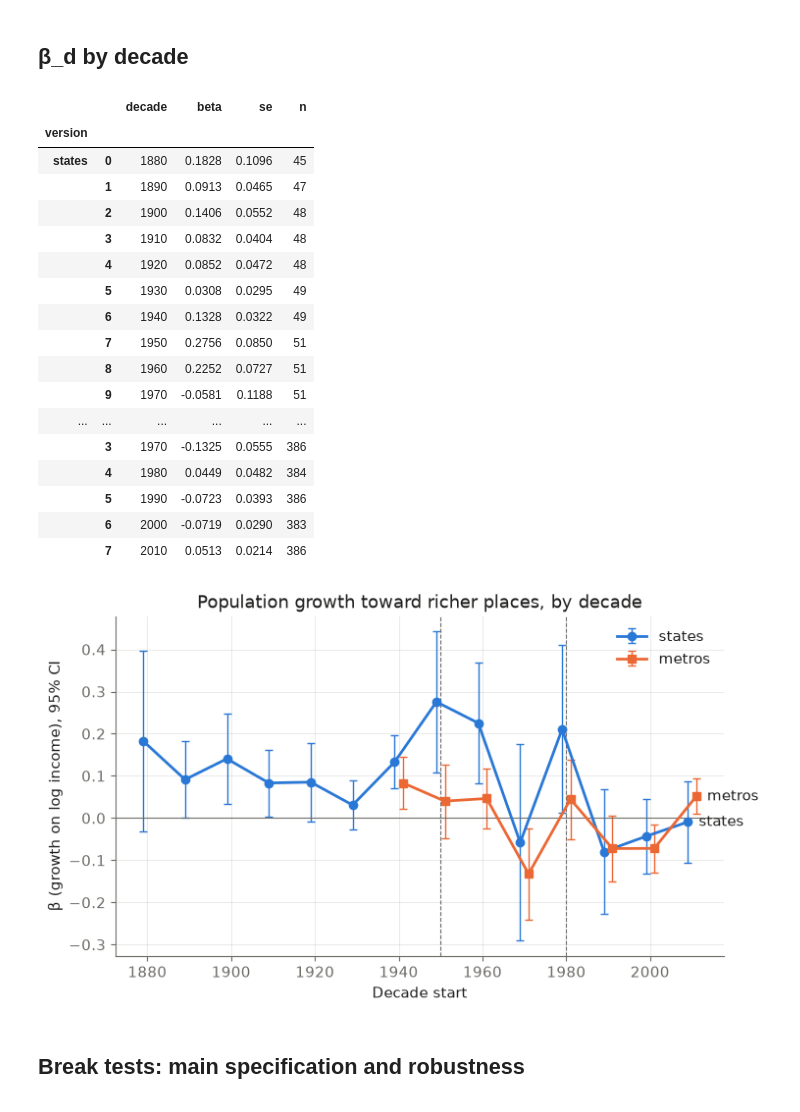
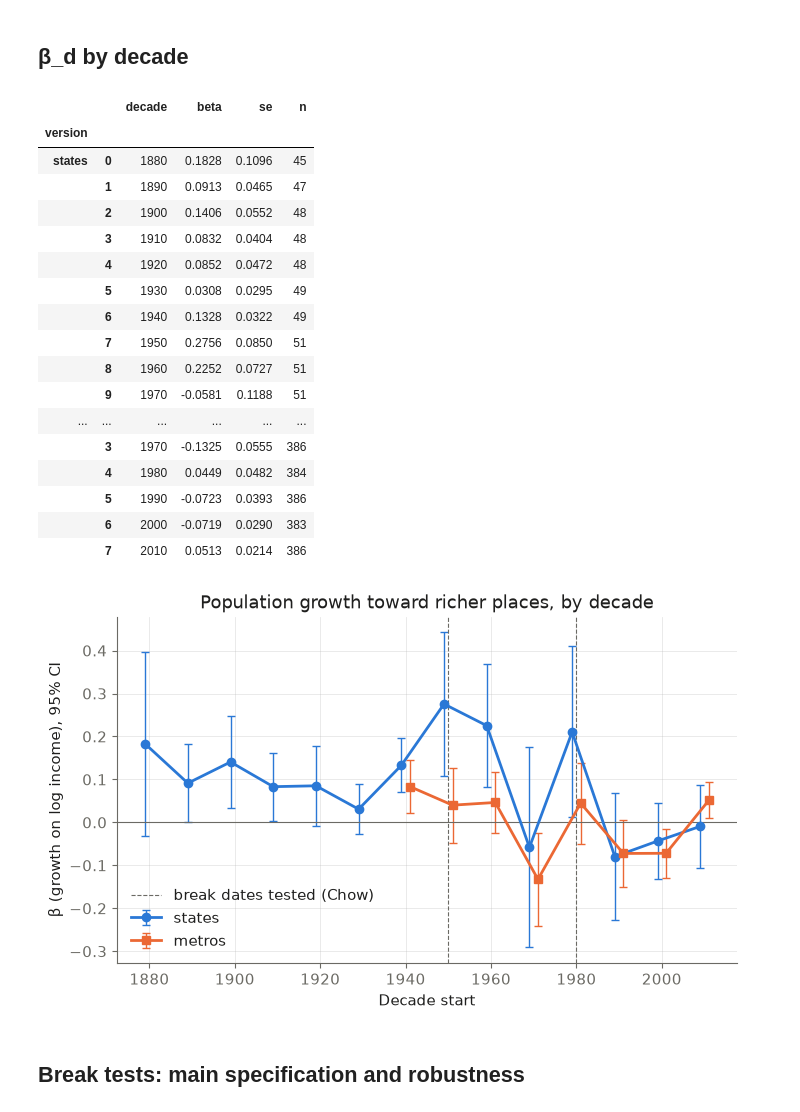
Before and after one commit to dime35/us-housing-crisis-analysis, a Jupyter notebook: notebooks/1.1-lr-us-structural-break.ipynb, the cells around one changed output. Drawn from its saved outputs; the diff is of its cells as text; code cells hidden in the pictures.

```diff
--- a/notebooks/1.1-lr-us-structural-break.ipynb
+++ b/notebooks/1.1-lr-us-structural-break.ipynb
@@ -32,40 +32,37 @@ metros_wages_reported = breaks.prepare_decade_panel(
 # %%
 betas = {k: breaks.decade_betas(v) for k, v in panels.items()}
 fig, ax = plt.subplots()
+# states and metros are offset by a year either side of the decade start so their bars don't overlap
 for (name, b), offset, marker in zip(betas.items(), (-1, 1), SERIES_MARKERS):
-    line = ax.errorbar(b.decade + offset, b.beta, yerr=1.96 * b.se, marker=marker, capsize=3,
-                       elinewidth=1, label=name)
-    last = b.iloc[-1]
-    ax.annotate(name, (last.decade + offset, last.beta), xytext=(8, 0), textcoords="offset points",
-                va="center", color=TEXT)
+    ax.errorbar(b.decade + offset, b.beta, yerr=1.96 * b.se, marker=marker, capsize=3, elinewidth=1, label=name)
 ax.axhline(0, color=MUTED, lw=0.8)
 for d in (1950, 1980):
-    ax.axvline(d, color=MUTED, ls="--", lw=0.8)
+    ax.axvline(d, color=MUTED, ls="--", lw=0.8, label="break dates tested (Chow)" if d == 1950 else None)
 ax.set(xlabel="Decade start", ylabel="β (growth on log income), 95% CI",
        title="Population growth toward richer places, by decade")
-ax.legend(loc="upper right")
+ax.legend(loc="lower left")
 save_figure(fig, "rq0b_betas")
 pd.concat(betas, names=["version"]).round(4)
 # %% [output]
 |  |  | decade | beta | se | n |
 | version |  |  |  |  |  |
 | states | 0 | 1880 | 0.1828 | 0.1096 | 45 |
 |  | 1 | 1890 | 0.0913 | 0.0465 | 47 |
 |  | 2 | 1900 | 0.1406 | 0.0552 | 48 |
 |  | 3 | 1910 | 0.0832 | 0.0404 | 48 |
 |  | 4 | 1920 | 0.0852 | 0.0472 | 48 |
 |  | 5 | 1930 | 0.0308 | 0.0295 | 49 |
 |  | 6 | 1940 | 0.1328 | 0.0322 | 49 |
 |  | 7 | 1950 | 0.2756 | 0.0850 | 51 |
 |  | 8 | 1960 | 0.2252 | 0.0727 | 51 |
 |  | 9 | 1970 | -0.0581 | 0.1188 | 51 |
 | ... | ... | ... | ... | ... | ... |
 |  | 3 | 1970 | -0.1325 | 0.0555 | 386 |
 |  | 4 | 1980 | 0.0449 | 0.0482 | 384 |
 |  | 5 | 1990 | -0.0723 | 0.0393 | 386 |
 |  | 6 | 2000 | -0.0719 | 0.0290 | 383 |
 |  | 7 | 2010 | 0.0513 | 0.0214 | 386 |
-[figure, old version]
+[figure, new version]
 # %% [markdown]
 ## Break tests: main specification and robustness
 # %%
```
Also changed, not shown: parts of 3 cells of this notebook, 11 other files.
